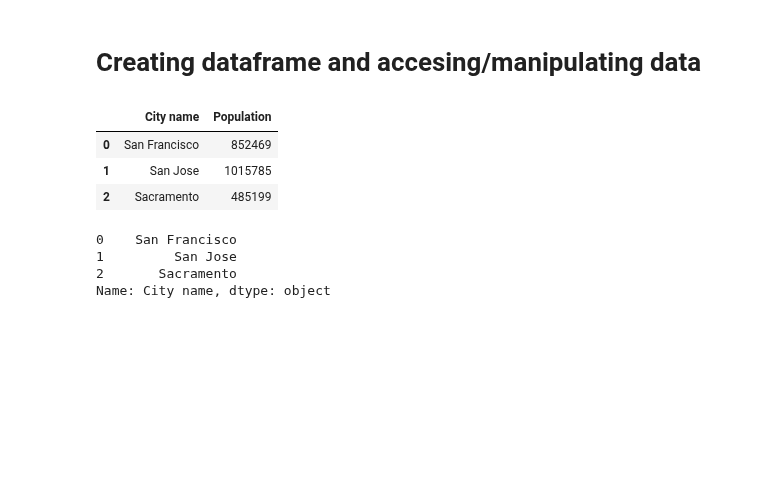
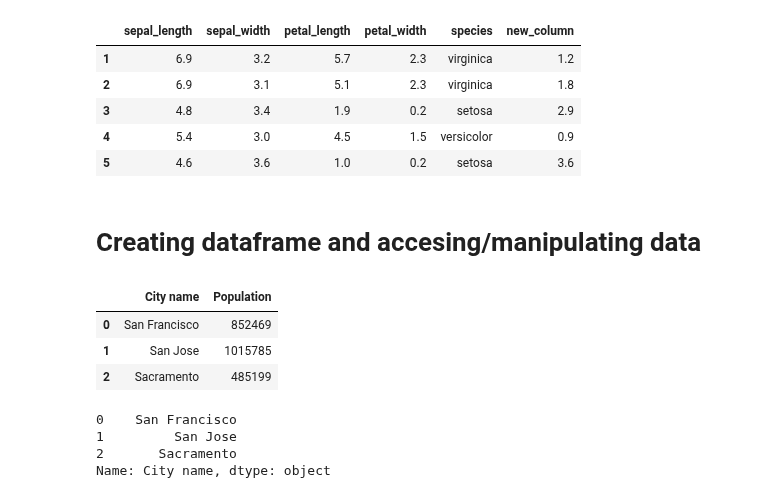
Before and after one commit to hsnam95/class2022Spring, a Jupyter notebook: pandas.ipynb, the cells around one changed output. Drawn from its saved outputs; the diff is of its cells as text; code cells hidden in the pictures; blank space fills up the shorter version.

```diff
--- a/pandas.ipynb
+++ b/pandas.ipynb
@@ -3,3 +215,13 @@
+# %%
+df['new_column'] = df['sepal_length'] - df['petal_length']
+df
+# %% [output]
+|  | sepal_length | sepal_width | petal_length | petal_width | species | new_column |
+| 1 | 6.9 | 3.2 | 5.7 | 2.3 | virginica | 1.2 |
+| 2 | 6.9 | 3.1 | 5.1 | 2.3 | virginica | 1.8 |
+| 3 | 4.8 | 3.4 | 1.9 | 0.2 | setosa | 2.9 |
+| 4 | 5.4 | 3.0 | 4.5 | 1.5 | versicolor | 0.9 |
+| 5 | 4.6 | 3.6 | 1.0 | 0.2 | setosa | 3.6 |
 # %% [markdown]
 # Creating dataframe and accesing/manipulating data
 # %%
```
Also changed, not shown: parts of 28 cells of this notebook.
